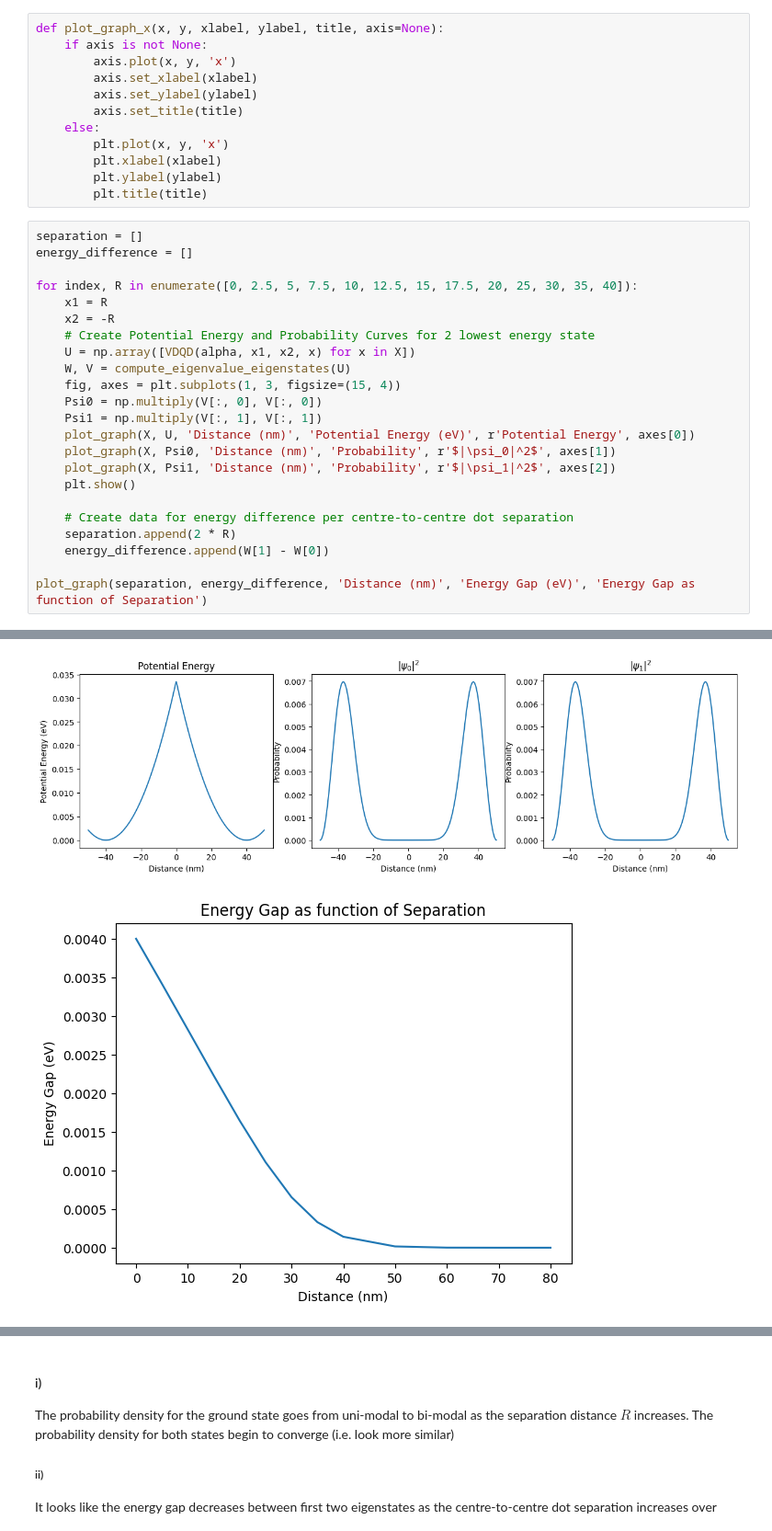
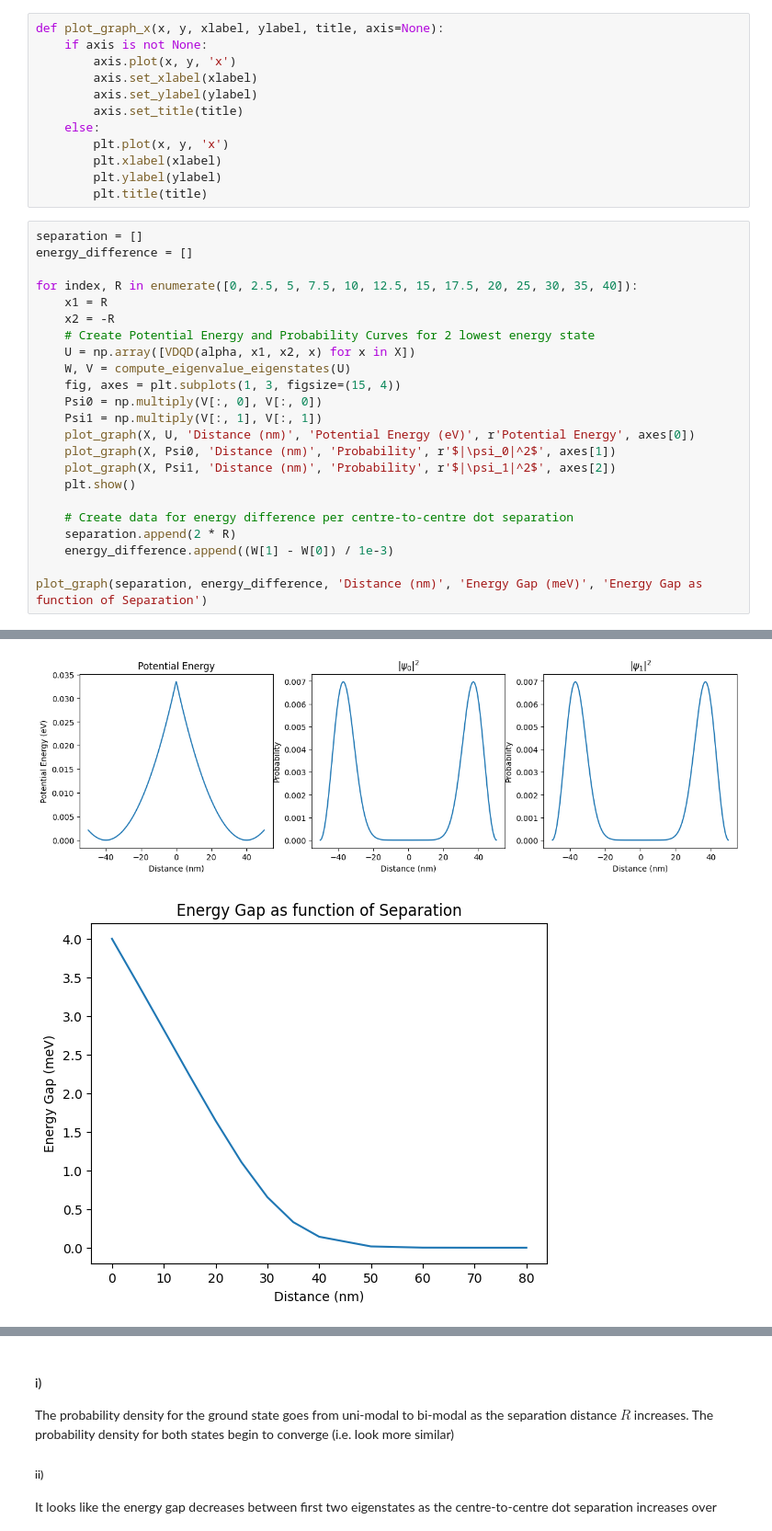
Before and after one commit to RoyZhenLongLim/PHYS3112, a Jupyter notebook: CE/ComputationalEssay.ipynb, the cells around one changed output, grey strips where cells are left out. Shown at 92% size. Saved outputs shown, nothing was run; the diff lists cells and outputs as text.

```diff
--- a/CE/ComputationalEssay.ipynb
+++ b/CE/ComputationalEssay.ipynb
@@ -251,33 +247,33 @@ for index, R in enumerate([0, 2.5, 5, 7.5, 10, 12.5, 15, 17.5, 20, 25, 30, 35, 4
     x1 = R
     x2 = -R
     # Create Potential Energy and Probability Curves for 2 lowest energy state
     U = np.array([VDQD(alpha, x1, x2, x) for x in X])
     W, V = compute_eigenvalue_eigenstates(U)
     fig, axes = plt.subplots(1, 3, figsize=(15, 4))
     Psi0 = np.multiply(V[:, 0], V[:, 0])
     Psi1 = np.multiply(V[:, 1], V[:, 1])
     plot_graph(X, U, 'Distance (nm)', 'Potential Energy (eV)', r'Potential Energy', axes[0])
     plot_graph(X, Psi0, 'Distance (nm)', 'Probability', r'$|\psi_0|^2$', axes[1])
     plot_graph(X, Psi1, 'Distance (nm)', 'Probability', r'$|\psi_1|^2$', axes[2])
     plt.show()
 
     # Create data for energy difference per centre-to-centre dot separation
     separation.append(2 * R)
-    energy_difference.append(W[1] - W[0])
+    energy_difference.append((W[1] - W[0]) / 1e-3)
 
-plot_graph(separation, energy_difference, 'Distance (nm)', 'Energy Gap (eV)', 'Energy Gap as function of Separation')
+plot_graph(separation, energy_difference, 'Distance (nm)', 'Energy Gap (meV)', 'Energy Gap as function of Separation')
 # %% [output]
 [figure]
 [figure]
 [figure]
 [figure]
 [figure]
 [figure]
 [figure]
 [figure]
 [figure]
 [figure]
 [figure]
 [figure]
 [figure]
-[figure, old version]
+[figure, new version]
```
Also changed, not shown: parts of 8 cells of this notebook, 1 other file.
